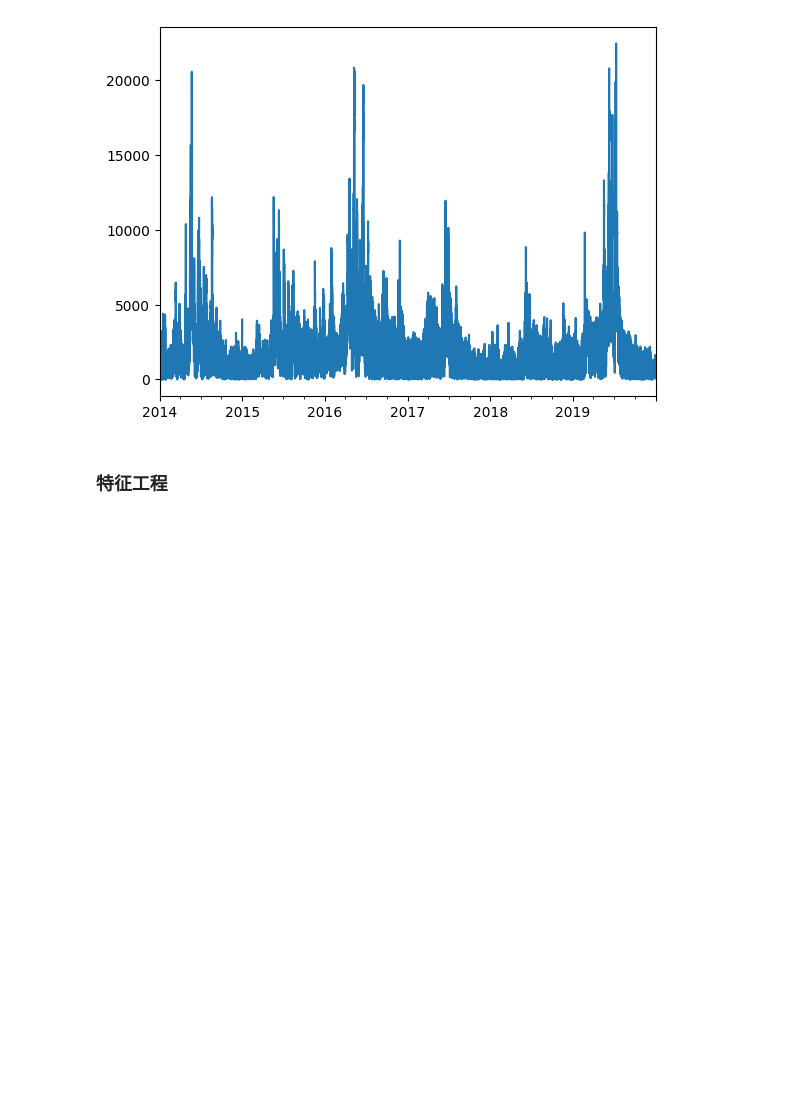
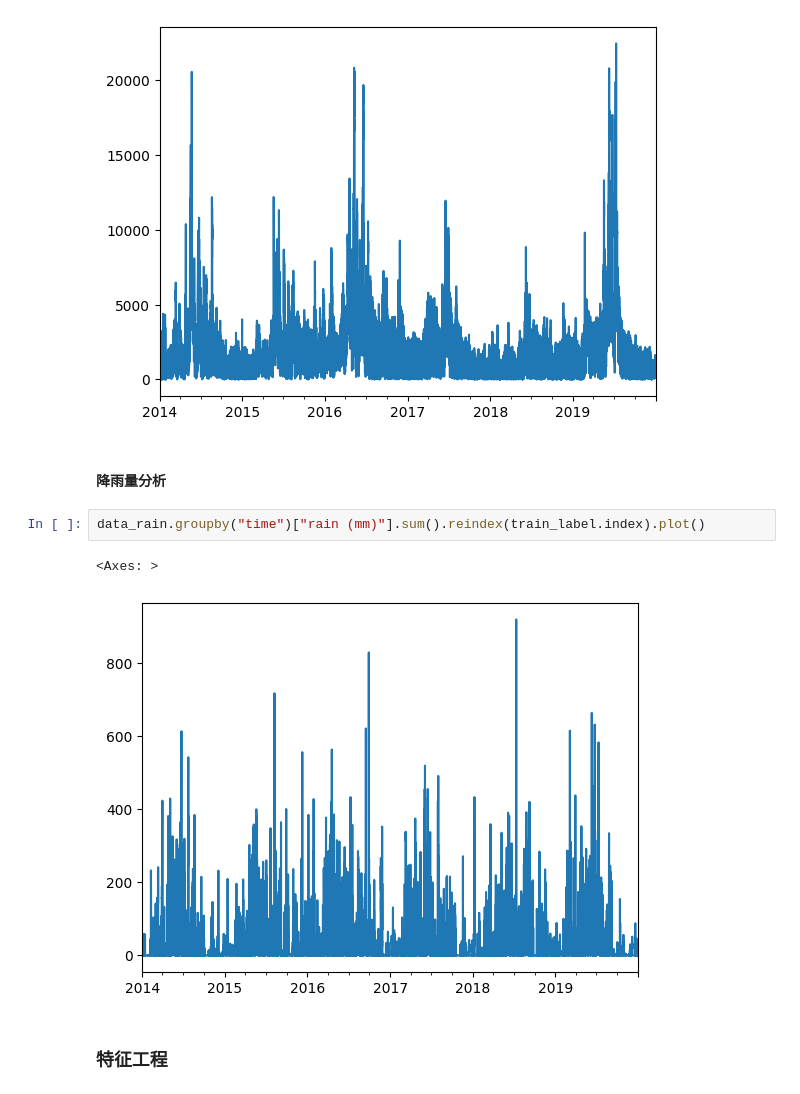
Before and after one commit to ZongXR/DCIC2025-RiverWaterPrediction, a Jupyter notebook: notebooks/main-A.ipynb, the cells around one changed output. Drawn from its saved outputs; the diff is of its cells as text; blank space fills up the shorter version.

```diff
--- a/notebooks/main-A.ipynb
+++ b/notebooks/main-A.ipynb
@@ -82,6 +98,13 @@ train_label["V"].plot()
 # %% [output]
 <Axes: >
 [figure]
+# %% [markdown]
+<h4>降雨量分析</h4>
+# %%
+data_rain.groupby("time")["rain (mm)"].sum().reindex(train_label.index).plot()
+# %% [output]
+<Axes: >
+[figure, added]
 # %% [markdown]
 <h3>特征工程</h3>
 # %% [markdown]
```
Also changed, not shown: parts of 4 cells of this notebook, 11 other files.
